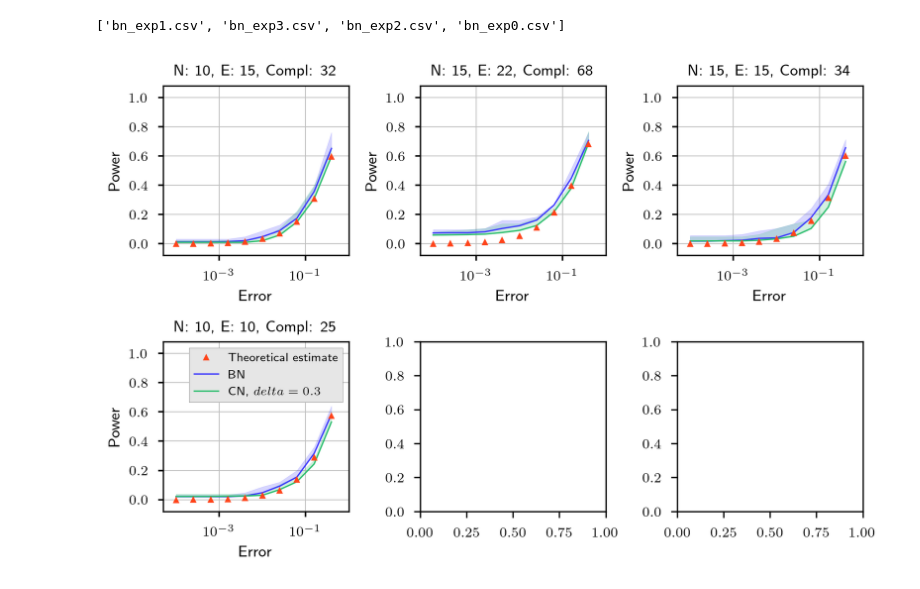
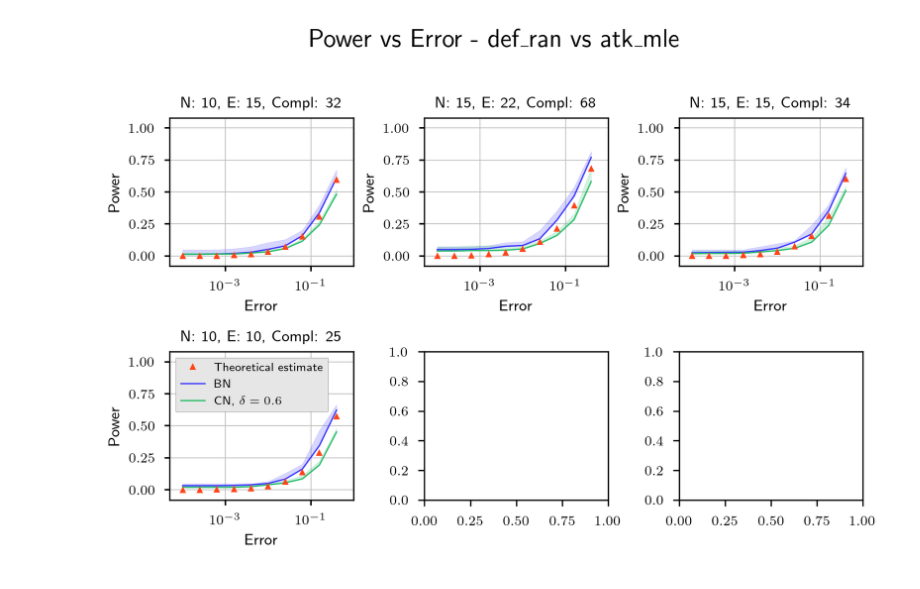
Before and after one commit to Niccolo-Rocchi/BN-Privacy, a Jupyter notebook: experiments/cn_privacy/Plot_results.ipynb, the cells around one changed output. Cells and saved outputs as stored; diff of their text form; code cells hidden in the pictures.

Commit message:
Update: def and atk parameters are now passed to command-line instead of defined inside `config.yaml` files

```diff
--- a/experiments/cn_privacy/Plot_results.ipynb
+++ b/experiments/cn_privacy/Plot_results.ipynb
@@ -18,7 +19,13 @@ config = load_config("cn_privacy")
 # Get results path
 out_path = get_out_path(config)
 res_path = out_path / config["results_path"]
+
+# Get some hyperparameters
 error = eval(config["error"])
+with open(f"{out_path}/exp_meta.txt", "r") as meta:
+    for row in meta:
+        if re.search("\{.*\}", row):
+            params = ast.literal_eval(row)
 
 # Choose where to save plots
 plots_path = out_path / "plots"
@@ -48,11 +55,6 @@ bound_color = "#ff441a"  # red
 BN_color = "#3934fe"  # blue
 CN_color = "#28bd6b"  # green
 alpha = 0.2
-# %%
-files = os.listdir(res_path / "bns")
-files
-# %% [output]
-['bn_exp1.csv', 'bn_exp3.csv', 'bn_exp2.csv', 'bn_exp0.csv']
 # %%
 # Plot BN and bound (semilogx)
 def plot_bn_bound(exp: str, ax):
@@ -115,9 +117,9 @@ def plot_cn(exp, ax, color: str, type: str):
     # Plot CN (avg-max)
     ax.fill_between(error, cn_mean, cn_max, color=color, alpha=alpha, zorder=2)
     label = (
-        f'CN, $S={config["ess"]}$'
-        if config["def_mec"] == "def_idm"
-        else f'CN, $delta={config["delta"]}$'
+        f'CN, $S={params["ess"]}$'
+        if params["def_mec"] == "def_idm"
+        else f'CN, $\delta={params["delta"]}$'
     )
     ax.semilogx(error, cn_mean, type, color=color, label=label, zorder=3)
 
@@ -146,23 +148,25 @@ def get_title(exp: str):
 # %%
 # Names of experiments
 exp_names = [re.findall("bn_(\w+\d+)\.csv", r)[0] for r in os.listdir(res_path / "bns")]
 
 # Layout 4x3
 fig, axes = plt.subplots(len(exp_names) // 3 + 1, 3)
-# fig.suptitle("Power vs Error", fontsize=18)
+fig.suptitle(
+    f"Power vs Error - {params['def_mec']} vs {params['atk_mec']}", fontsize=15
+)
 
 # Loop over results
 for i, exp in enumerate(exp_names):
     ax = axes.flat[i]
     plot_bn_bound(exp, ax)
     plot_cn(f"{exp_names[i]}", ax, color=CN_color, type="-")
     (n, e, c) = get_title(exp_names[i])
     ax.set_title(f"N: {n}, E: {e}, Compl: {c}")
 
 plt.tight_layout(rect=[0, 0, 1, 0.96])
 plt.show()
 fig.savefig(
     f"{plots_path}/results_logx.pdf", dpi=1200, bbox_inches="tight", transparent=False
 )
 # %% [output]
-[figure, old version]
+[figure, new version]
```
Also changed, not shown: parts of 1 cell of this notebook, 21 other files.
